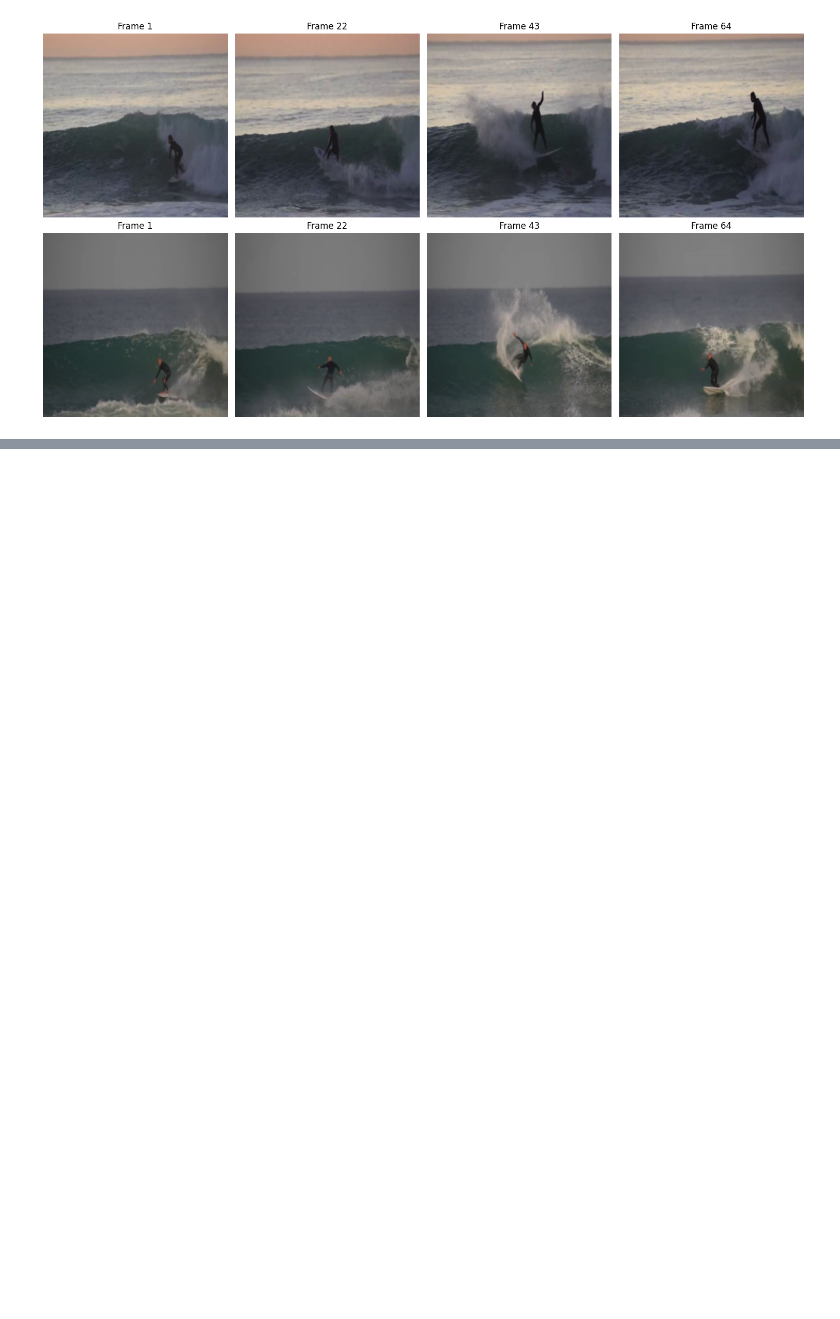
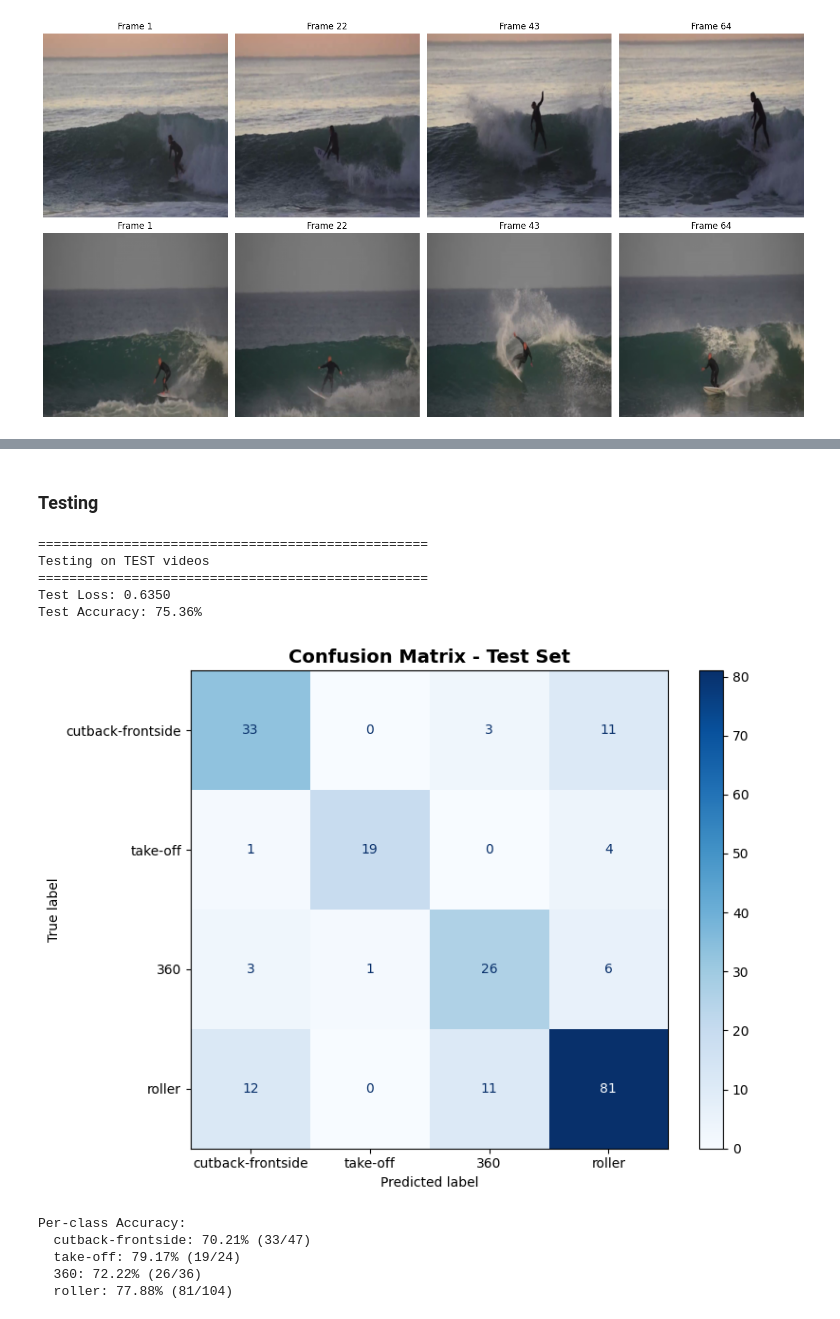
Before and after one commit to kidis-sako/surfing-the-cnns, a Jupyter notebook: s3d_surfing_model.ipynb, the cells around one changed output, grey strips where cells are left out. Cells and saved outputs as stored; diff of their text form; code cells hidden in the pictures; blank space fills up the shorter version.

```diff
--- a/surfing_maneuvers_s3d_optuna_hpo.ipynb
+++ b/s3d_surfing_model.ipynb
@@ -831,0 +750,71 @@ Trainable parameters: 4,100
+# %% [markdown]
+### Testing
+# %%
+def predict_video(model, video_tensor, device, class_names):
+    model.eval()
+    with torch.no_grad():
+        video_tensor = video_tensor.unsqueeze(0).to(device)
+        output = model(video_tensor)
+        probabilities = torch.nn.functional.softmax(output, dim=1)
+        confidence, predicted = probabilities.max(1)
+
+    return class_names[predicted.item()], confidence.item()
+
+
+# Test on TEST set
+if 'model_transfer' in locals() and len(test_dataset) > 0:
+    print("\n" + "="*50)
+    print("Testing on TEST videos")
+    print("="*50)
+
+    test_loss, test_acc = validate(model_transfer, test_loader, criterion, device)
+    print(f"Test Loss: {test_loss:.4f}")
+    print(f"Test Accuracy: {test_acc:.2f}%")
+# %% [output]
+==================================================
+Testing on TEST videos
+==================================================
+Test Loss: 0.6350
+Test Accuracy: 75.36%
+# %%
+# Confusion Matrix for Test Set
+from sklearn.metrics import confusion_matrix, ConfusionMatrixDisplay
+import matplotlib.pyplot as plt
+
+if 'model_transfer' in locals() and len(test_dataset) > 0:
+    model_transfer.eval()
+    all_preds = []
+    all_labels = []
+
+    with torch.no_grad():
+        for videos, labels in test_loader:
+            videos = videos.to(device)
+            outputs = model_transfer(videos)
+            _, predicted = outputs.max(1)
+
+            all_preds.extend(predicted.cpu().numpy())
+            all_labels.extend(labels.numpy())
+
+    # Compute confusion matrix
+    cm = confusion_matrix(all_labels, all_preds)
+
+    # Plot confusion matrix
+    fig, ax = plt.subplots(figsize=(8, 6))
+    disp = ConfusionMatrixDisplay(confusion_matrix=cm, display_labels=class_names)
+    disp.plot(ax=ax, cmap='Blues', values_format='d')
+    plt.title('Confusion Matrix - Test Set', fontsize=14, fontweight='bold')
+    plt.tight_layout()
+    plt.show()
+
+    # Print per-class accuracy
+    print("\nPer-class Accuracy:")
+    for i, class_name in enumerate(class_names):
+        class_acc = cm[i, i] / cm[i].sum() * 100 if cm[i].sum() > 0 else 0
+        print(f"  {class_name}: {class_acc:.2f}% ({cm[i, i]}/{cm[i].sum()})")
+# %% [output]
+[figure, added]
+Per-class Accuracy:
+  cutback-frontside: 70.21% (33/47)
+  take-off: 79.17% (19/24)
+  360: 72.22% (26/36)
+  roller: 77.88% (81/104)
```
Also changed, not shown: parts of 32 cells of this notebook, 3 other files.
